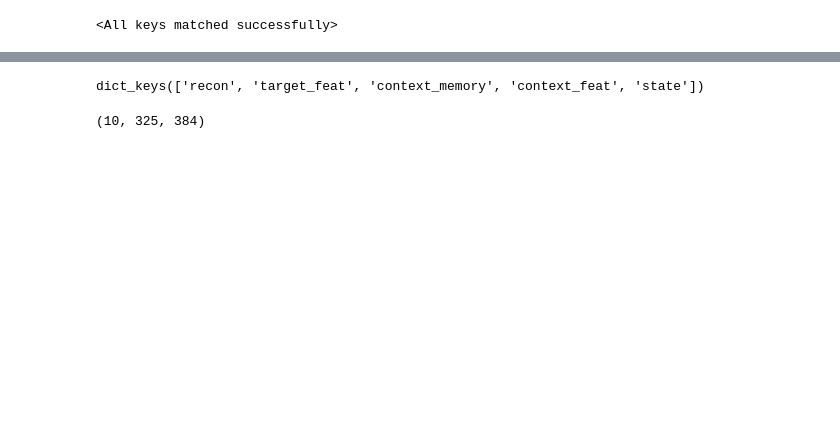
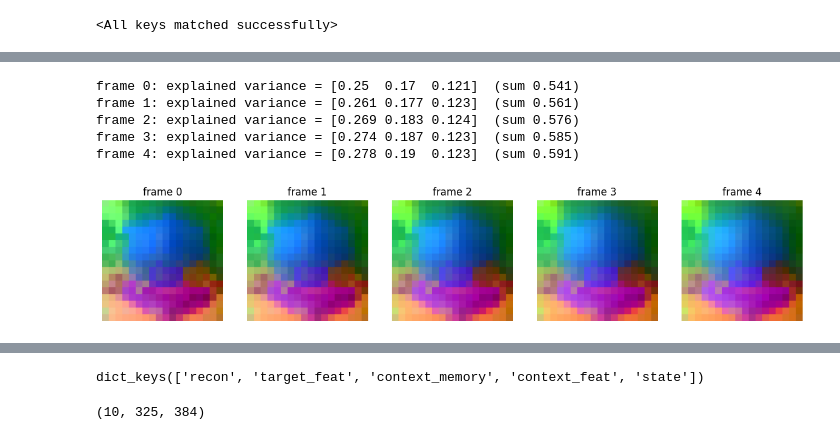
Before and after one commit to maheshreddy24/rwm, a Jupyter notebook: src/inference.ipynb, the cells around one changed output, grey strips where cells are left out. Drawn from its saved outputs; the diff is of its cells as text; code cells hidden in the pictures; blank space fills up the shorter version.

```diff
--- a/src/inference.ipynb
+++ b/src/inference.ipynb
@@ -18,5 +14,5 @@ ic| self.objective: 'pixel'
 # %%
-checkpoint = torch.load("/home/rvm/checkpoints/checkpoints_rwm_recon/exp_1787642375.8306108/model_epoch2_step6000.pth", weights_only=False)
+checkpoint = torch.load("/home/rvm/checkpoints/checkpoints_rwm/exp_1787807328.959592/model_epoch1_step900.pth", weights_only=False)
 model.load_state_dict(checkpoint['model'])
 # %% [output]
 <All keys matched successfully>
@@ -112,0 +130,12 @@ recon_tf = out_tf["recon"]      # (B, S, 3, H, W)
+# %%
+from pca_vis import pca_per_frame, show
+# preds.shape
+pca_feats = pca_per_frame(preds[:, :, 1:, :])
+feats_pca_image = show(pca_feats)
+# %% [output]
+frame 0: explained variance = [0.25  0.17  0.121]  (sum 0.541)
+frame 1: explained variance = [0.261 0.177 0.123]  (sum 0.561)
+frame 2: explained variance = [0.269 0.183 0.124]  (sum 0.576)
+frame 3: explained variance = [0.274 0.187 0.123]  (sum 0.585)
+frame 4: explained variance = [0.278 0.19  0.123]  (sum 0.591)
+[figure, added]
```
Also changed, not shown: parts of 16 cells of this notebook, 11 other files.
